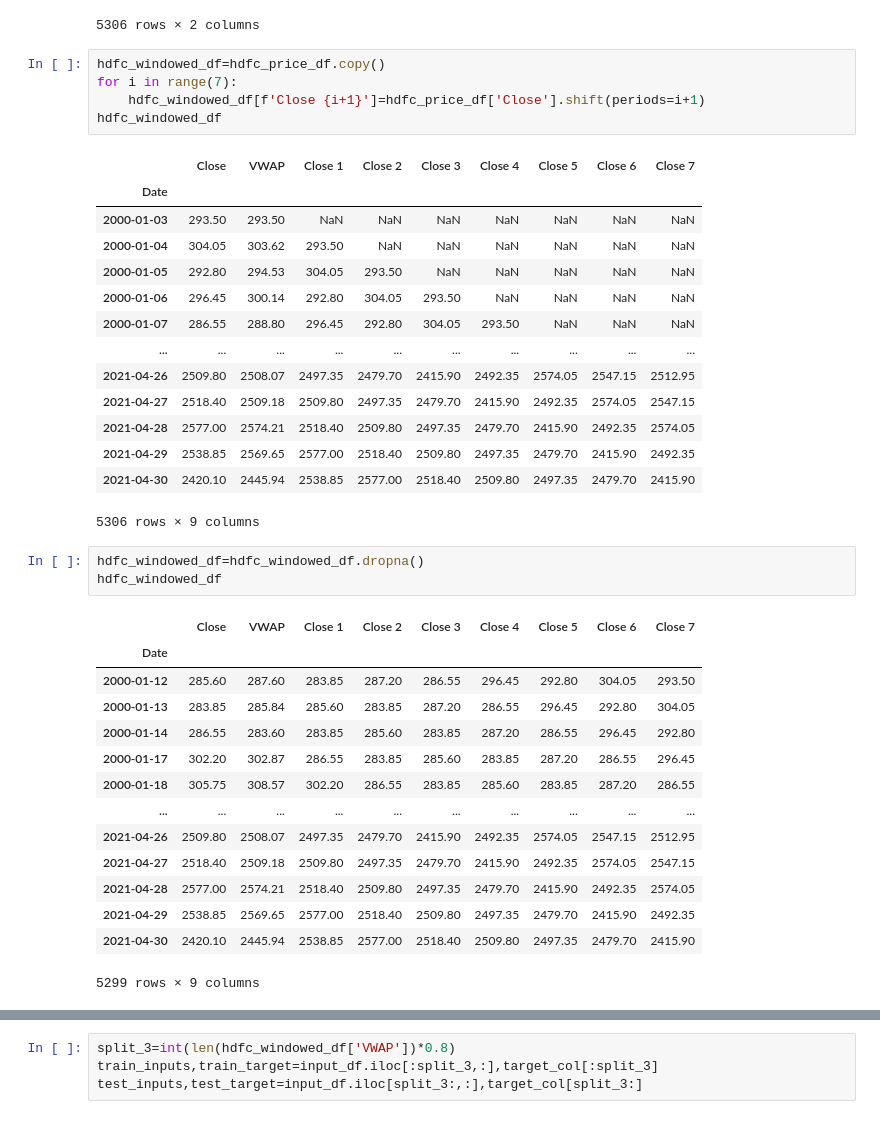
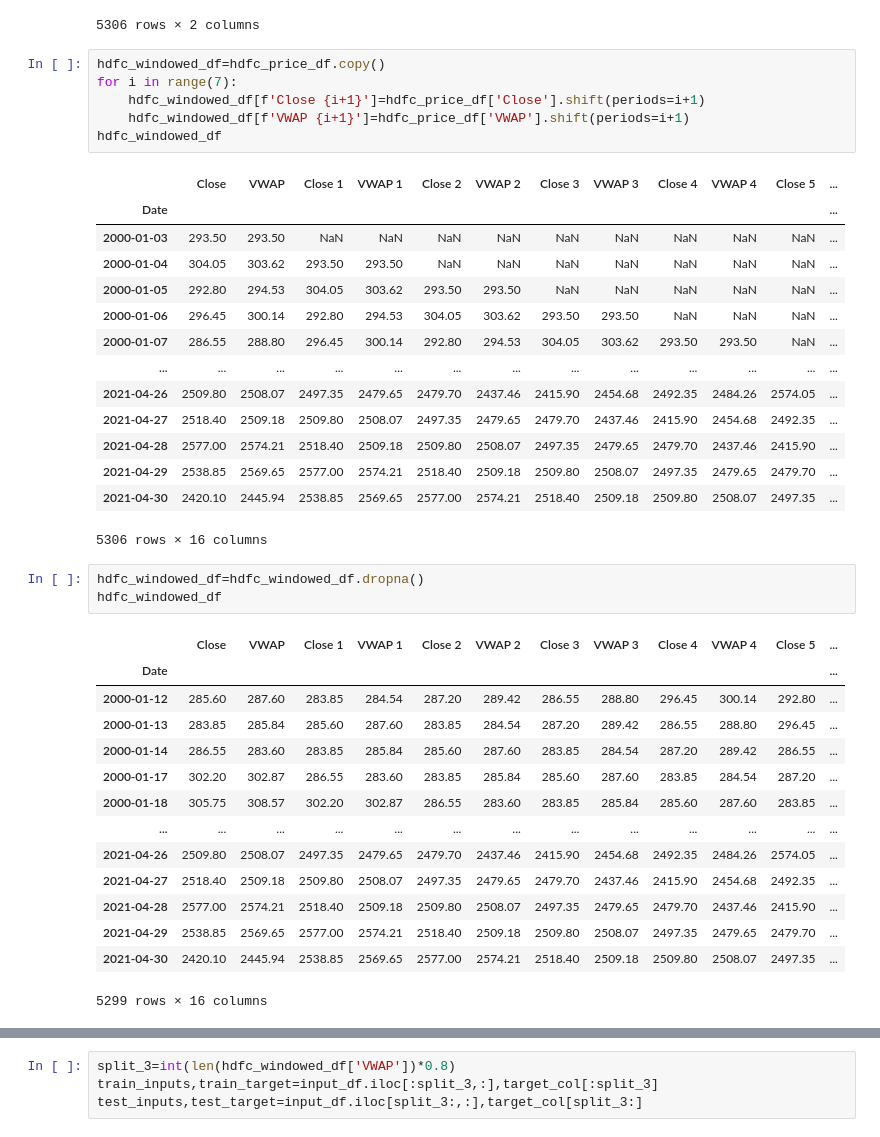
Before and after one commit to KaranMatt/HDFC-Forecasting, a Jupyter notebook: HDFC Forecasting.ipynb, the cells around one changed output, grey strips where cells are left out. Drawn from its saved outputs; the diff is of its cells as text.

```diff
--- a/HDFC Forecasting.ipynb
+++ b/HDFC Forecasting.ipynb
@@ -297,38 +297,39 @@ hdfc_price_df
 # %%
 hdfc_windowed_df=hdfc_price_df.copy()
 for i in range(7):
     hdfc_windowed_df[f'Close {i+1}']=hdfc_price_df['Close'].shift(periods=i+1)
+    hdfc_windowed_df[f'VWAP {i+1}']=hdfc_price_df['VWAP'].shift(periods=i+1)
 hdfc_windowed_df
 # %% [output]
-|  | Close | VWAP | Close 1 | Close 2 | Close 3 | Close 4 | Close 5 | Close 6 | Close 7 |
-| Date |  |  |  |  |  |  |  |  |  |
-| 2000-01-03 | 293.50 | 293.50 | NaN | NaN | NaN | NaN | NaN | NaN | NaN |
-| 2000-01-04 | 304.05 | 303.62 | 293.50 | NaN | NaN | NaN | NaN | NaN | NaN |
-| 2000-01-05 | 292.80 | 294.53 | 304.05 | 293.50 | NaN | NaN | NaN | NaN | NaN |
-| 2000-01-06 | 296.45 | 300.14 | 292.80 | 304.05 | 293.50 | NaN | NaN | NaN | NaN |
-| 2000-01-07 | 286.55 | 288.80 | 296.45 | 292.80 | 304.05 | 293.50 | NaN | NaN | NaN |
-| ... | ... | ... | ... | ... | ... | ... | ... | ... | ... |
-| 2021-04-26 | 2509.80 | 2508.07 | 2497.35 | 2479.70 | 2415.90 | 2492.35 | 2574.05 | 2547.15 | 2512.95 |
-| 2021-04-27 | 2518.40 | 2509.18 | 2509.80 | 2497.35 | 2479.70 | 2415.90 | 2492.35 | 2574.05 | 2547.15 |
-| 2021-04-28 | 2577.00 | 2574.21 | 2518.40 | 2509.80 | 2497.35 | 2479.70 | 2415.90 | 2492.35 | 2574.05 |
-| 2021-04-29 | 2538.85 | 2569.65 | 2577.00 | 2518.40 | 2509.80 | 2497.35 | 2479.70 | 2415.90 | 2492.35 |
-| 2021-04-30 | 2420.10 | 2445.94 | 2538.85 | 2577.00 | 2518.40 | 2509.80 | 2497.35 | 2479.70 | 2415.90 |
+|  | Close | VWAP | Close 1 | VWAP 1 | Close 2 | VWAP 2 | Close 3 | VWAP 3 | Close 4 | VWAP 4 | Close 5 | ... |
+| Date |  |  |  |  |  |  |  |  |  |  |  | ... |
+| 2000-01-03 | 293.50 | 293.50 | NaN | NaN | NaN | NaN | NaN | NaN | NaN | NaN | NaN | ... |
+| 2000-01-04 | 304.05 | 303.62 | 293.50 | 293.50 | NaN | NaN | NaN | NaN | NaN | NaN | NaN | ... |
+| 2000-01-05 | 292.80 | 294.53 | 304.05 | 303.62 | 293.50 | 293.50 | NaN | NaN | NaN | NaN | NaN | ... |
+| 2000-01-06 | 296.45 | 300.14 | 292.80 | 294.53 | 304.05 | 303.62 | 293.50 | 293.50 | NaN | NaN | NaN | ... |
+| 2000-01-07 | 286.55 | 288.80 | 296.45 | 300.14 | 292.80 | 294.53 | 304.05 | 303.62 | 293.50 | 293.50 | NaN | ... |
+| ... | ... | ... | ... | ... | ... | ... | ... | ... | ... | ... | ... | ... |
+| 2021-04-26 | 2509.80 | 2508.07 | 2497.35 | 2479.65 | 2479.70 | 2437.46 | 2415.90 | 2454.68 | 2492.35 | 2484.26 | 2574.05 | ... |
+| 2021-04-27 | 2518.40 | 2509.18 | 2509.80 | 2508.07 | 2497.35 | 2479.65 | 2479.70 | 2437.46 | 2415.90 | 2454.68 | 2492.35 | ... |
+| 2021-04-28 | 2577.00 | 2574.21 | 2518.40 | 2509.18 | 2509.80 | 2508.07 | 2497.35 | 2479.65 | 2479.70 | 2437.46 | 2415.90 | ... |
+| 2021-04-29 | 2538.85 | 2569.65 | 2577.00 | 2574.21 | 2518.40 | 2509.18 | 2509.80 | 2508.07 | 2497.35 | 2479.65 | 2479.70 | ... |
+| 2021-04-30 | 2420.10 | 2445.94 | 2538.85 | 2569.65 | 2577.00 | 2574.21 | 2518.40 | 2509.18 | 2509.80 | 2508.07 | 2497.35 | ... |
-5306 rows × 9 columns
+5306 rows × 16 columns
 # %%
 hdfc_windowed_df=hdfc_windowed_df.dropna()
 hdfc_windowed_df
 # %% [output]
-|  | Close | VWAP | Close 1 | Close 2 | Close 3 | Close 4 | Close 5 | Close 6 | Close 7 |
-| Date |  |  |  |  |  |  |  |  |  |
-| 2000-01-12 | 285.60 | 287.60 | 283.85 | 287.20 | 286.55 | 296.45 | 292.80 | 304.05 | 293.50 |
-| 2000-01-13 | 283.85 | 285.84 | 285.60 | 283.85 | 287.20 | 286.55 | 296.45 | 292.80 | 304.05 |
-| 2000-01-14 | 286.55 | 283.60 | 283.85 | 285.60 | 283.85 | 287.20 | 286.55 | 296.45 | 292.80 |
-| 2000-01-17 | 302.20 | 302.87 | 286.55 | 283.85 | 285.60 | 283.85 | 287.20 | 286.55 | 296.45 |
-| 2000-01-18 | 305.75 | 308.57 | 302.20 | 286.55 | 283.85 | 285.60 | 283.85 | 287.20 | 286.55 |
-| ... | ... | ... | ... | ... | ... | ... | ... | ... | ... |
-| 2021-04-26 | 2509.80 | 2508.07 | 2497.35 | 2479.70 | 2415.90 | 2492.35 | 2574.05 | 2547.15 | 2512.95 |
-| 2021-04-27 | 2518.40 | 2509.18 | 2509.80 | 2497.35 | 2479.70 | 2415.90 | 2492.35 | 2574.05 | 2547.15 |
-| 2021-04-28 | 2577.00 | 2574.21 | 2518.40 | 2509.80 | 2497.35 | 2479.70 | 2415.90 | 2492.35 | 2574.05 |
-| 2021-04-29 | 2538.85 | 2569.65 | 2577.00 | 2518.40 | 2509.80 | 2497.35 | 2479.70 | 2415.90 | 2492.35 |
-| 2021-04-30 | 2420.10 | 2445.94 | 2538.85 | 2577.00 | 2518.40 | 2509.80 | 2497.35 | 2479.70 | 2415.90 |
+|  | Close | VWAP | Close 1 | VWAP 1 | Close 2 | VWAP 2 | Close 3 | VWAP 3 | Close 4 | VWAP 4 | Close 5 | ... |
+| Date |  |  |  |  |  |  |  |  |  |  |  | ... |
+| 2000-01-12 | 285.60 | 287.60 | 283.85 | 284.54 | 287.20 | 289.42 | 286.55 | 288.80 | 296.45 | 300.14 | 292.80 | ... |
+| 2000-01-13 | 283.85 | 285.84 | 285.60 | 287.60 | 283.85 | 284.54 | 287.20 | 289.42 | 286.55 | 288.80 | 296.45 | ... |
+| 2000-01-14 | 286.55 | 283.60 | 283.85 | 285.84 | 285.60 | 287.60 | 283.85 | 284.54 | 287.20 | 289.42 | 286.55 | ... |
+| 2000-01-17 | 302.20 | 302.87 | 286.55 | 283.60 | 283.85 | 285.84 | 285.60 | 287.60 | 283.85 | 284.54 | 287.20 | ... |
+| 2000-01-18 | 305.75 | 308.57 | 302.20 | 302.87 | 286.55 | 283.60 | 283.85 | 285.84 | 285.60 | 287.60 | 283.85 | ... |
+| ... | ... | ... | ... | ... | ... | ... | ... | ... | ... | ... | ... | ... |
+| 2021-04-26 | 2509.80 | 2508.07 | 2497.35 | 2479.65 | 2479.70 | 2437.46 | 2415.90 | 2454.68 | 2492.35 | 2484.26 | 2574.05 | ... |
+| 2021-04-27 | 2518.40 | 2509.18 | 2509.80 | 2508.07 | 2497.35 | 2479.65 | 2479.70 | 2437.46 | 2415.90 | 2454.68 | 2492.35 | ... |
+| 2021-04-28 | 2577.00 | 2574.21 | 2518.40 | 2509.18 | 2509.80 | 2508.07 | 2497.35 | 2479.65 | 2479.70 | 2437.46 | 2415.90 | ... |
+| 2021-04-29 | 2538.85 | 2569.65 | 2577.00 | 2574.21 | 2518.40 | 2509.18 | 2509.80 | 2508.07 | 2497.35 | 2479.65 | 2479.70 | ... |
+| 2021-04-30 | 2420.10 | 2445.94 | 2538.85 | 2569.65 | 2577.00 | 2574.21 | 2518.40 | 2509.18 | 2509.80 | 2508.07 | 2497.35 | ... |
-5299 rows × 9 columns
+5299 rows × 16 columns
```
Also changed, not shown: parts of 21 cells of this notebook, 5 other files.
